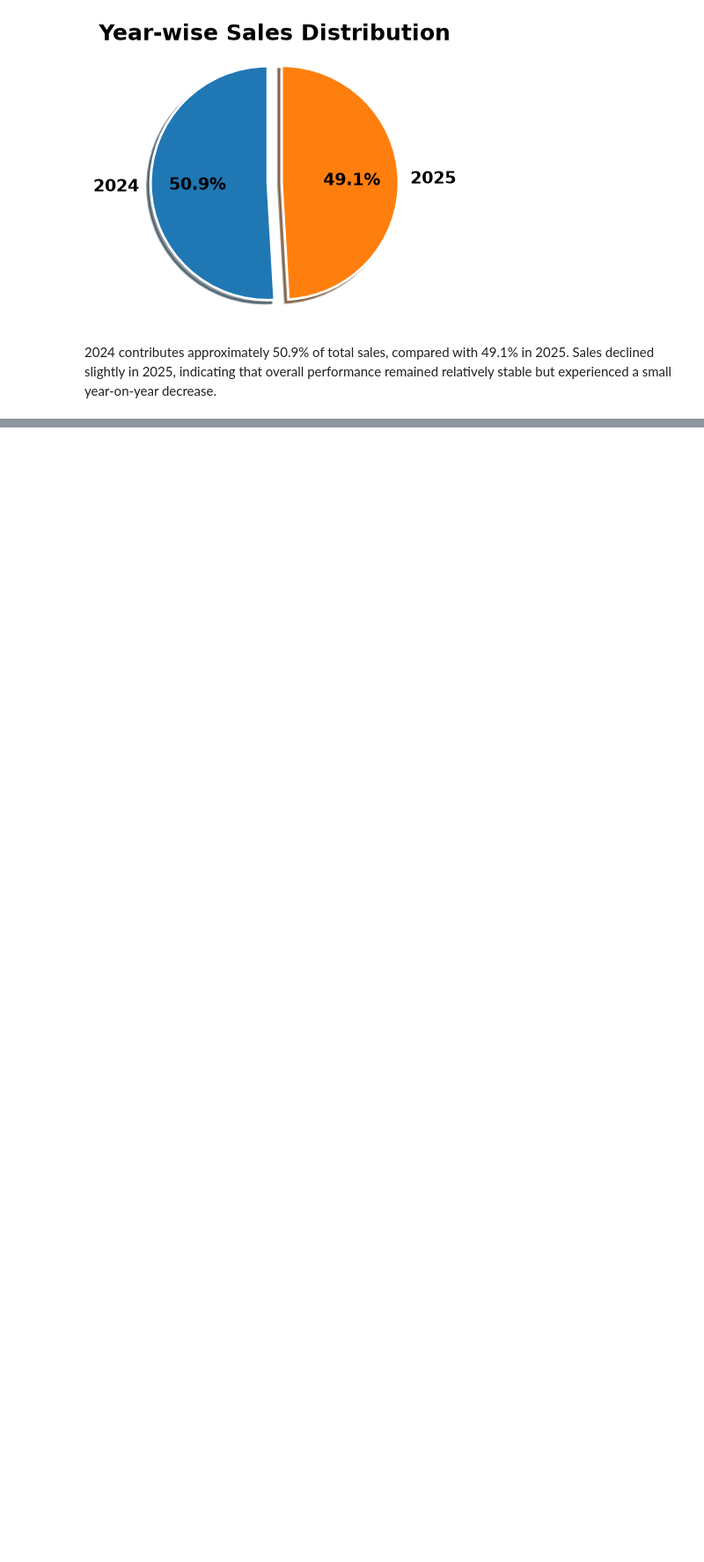
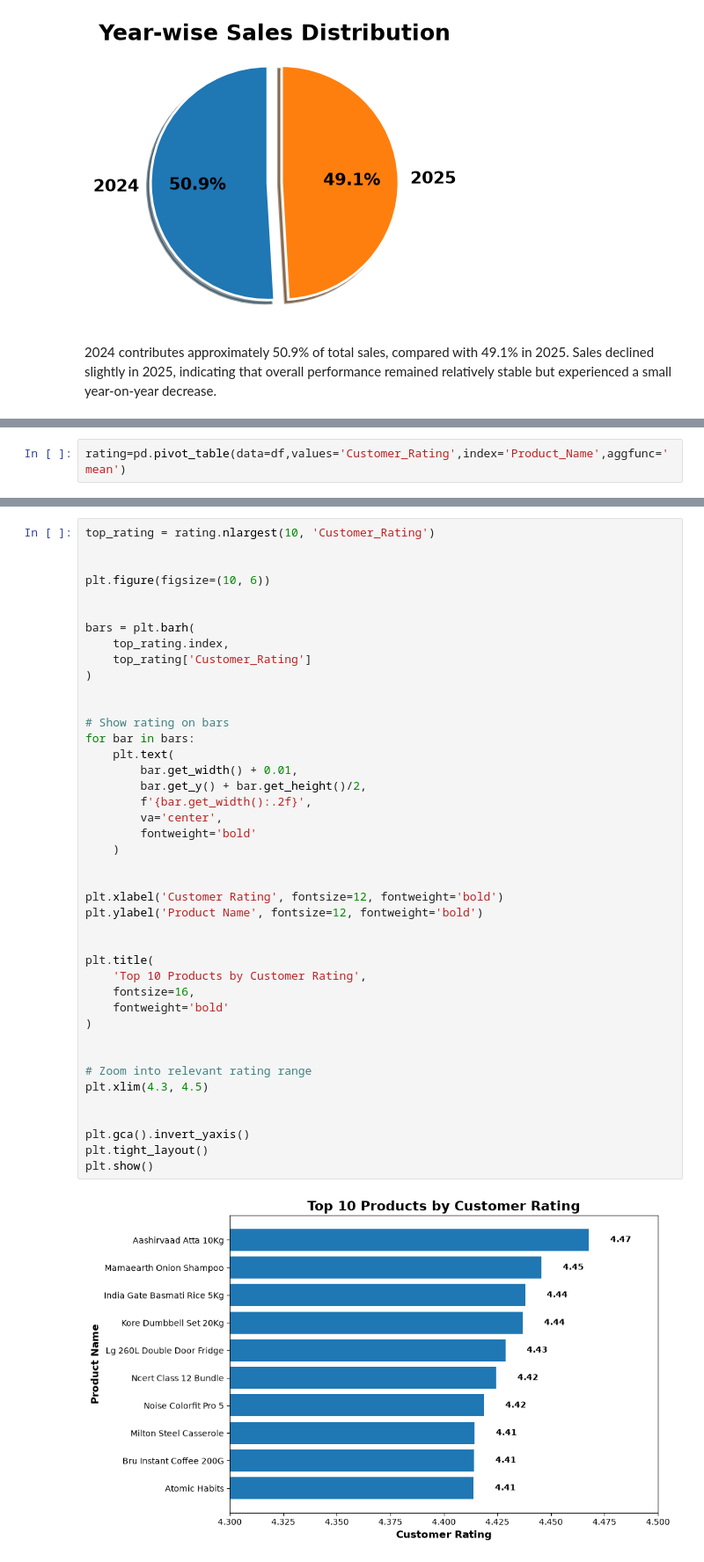
Before and after one commit to Tanujakarande5703/data_analysis_project, a Jupyter notebook: project.ipynb, the cells around one changed output, grey strips where cells are left out. Shown at 88% size. Saved outputs shown, nothing was run; the diff lists cells and outputs as text; blank space fills up the shorter version.

```diff
--- a/project.ipynb
+++ b/project.ipynb
@@ -1413,0 +1472,2 @@ plt.show()
+# %%
+rating=pd.pivot_table(data=df,values='Customer_Rating',index='Product_Name',aggfunc='mean')
@@ -1413,0 +1491,44 @@ plt.show()
+# %%
+top_rating = rating.nlargest(10, 'Customer_Rating')
+
+
+plt.figure(figsize=(10, 6))
+
+
+bars = plt.barh(
+    top_rating.index,
+    top_rating['Customer_Rating']
+)
+
+
+# Show rating on bars
+for bar in bars:
+    plt.text(
+        bar.get_width() + 0.01,
+        bar.get_y() + bar.get_height()/2,
+        f'{bar.get_width():.2f}',
+        va='center',
+        fontweight='bold'
+    )
+
+
+plt.xlabel('Customer Rating', fontsize=12, fontweight='bold')
+plt.ylabel('Product Name', fontsize=12, fontweight='bold')
+
+
+plt.title(
+    'Top 10 Products by Customer Rating',
+    fontsize=16,
+    fontweight='bold'
+)
+
+
+# Zoom into relevant rating range
+plt.xlim(4.3, 4.5)
+
+
+plt.gca().invert_yaxis()
+plt.tight_layout()
+plt.show()
+# %% [output]
+[figure, added]
```
Also changed, not shown: parts of 28 cells of this notebook, 1 other file.
